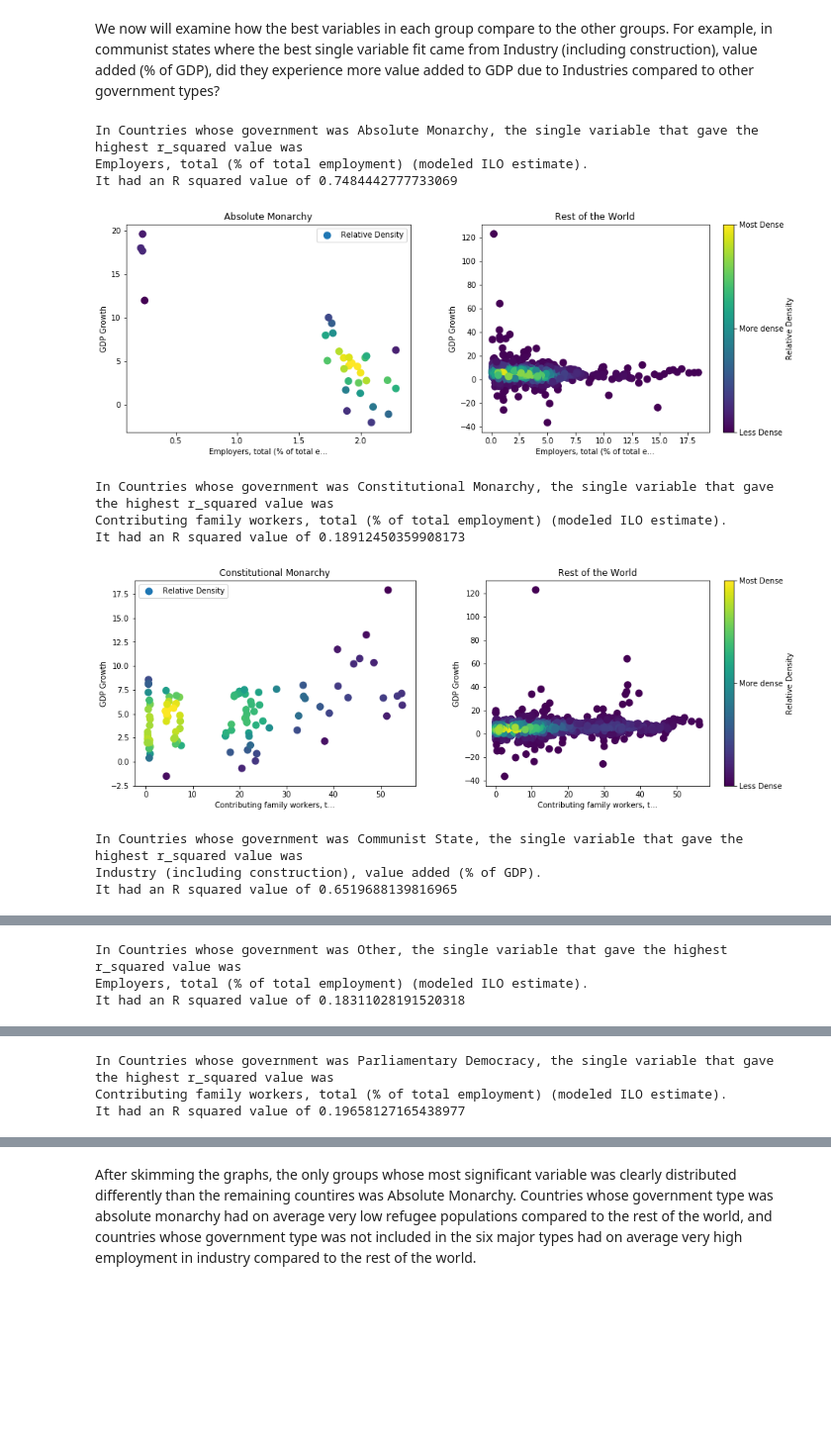
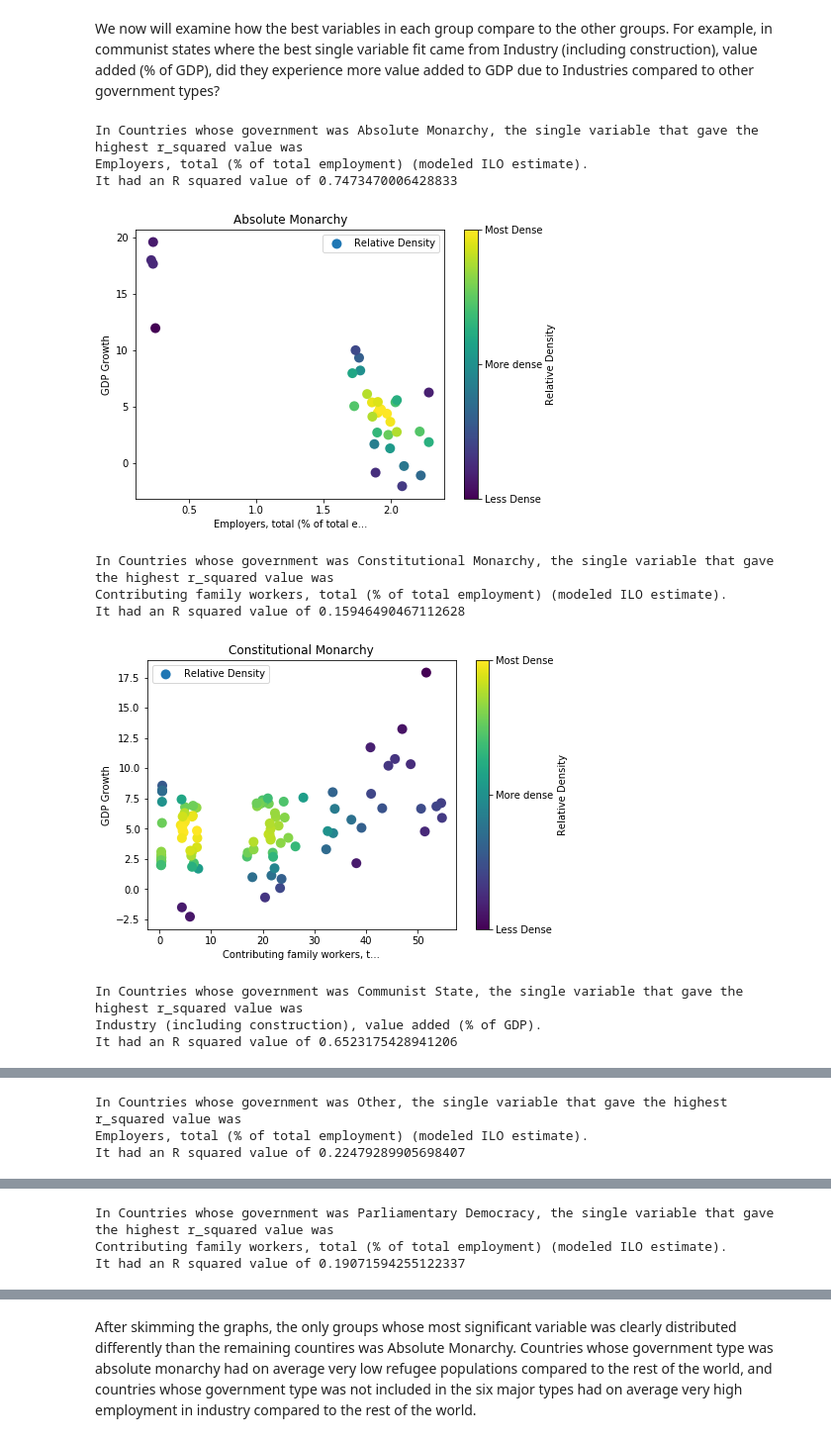
Before and after one commit to bruces12/My_Projects, a Jupyter notebook: Git_hub_Stuff/GDP_modeling/auxiliary_code.ipynb, the cells around one changed output, grey strips where cells are left out. Shown: that part at 99% size. Saved outputs shown, nothing was run; the diff lists cells and outputs as text; code cells hidden in the pictures; blank space fills up the shorter version.

```diff
--- a/Git_hub_Stuff/GDP_modeling/auxiliary_code.ipynb
+++ b/Git_hub_Stuff/GDP_modeling/auxiliary_code.ipynb
@@ -45,6 +45,22 @@ for i in data_groups_list:
     i.columns=[j for j in i.T['Indicator Name']]
     #only include the years, otherwise we have a column of feature names, feature codes, and country codes
     i=i.T[[str(j) for j in range(2004,2008)]].T
+# %%
+data=pd.read_csv('WDIData.csv')
+
+#group the observations by country name
+data_groups=data.groupby('Country Name')
+#also create an index so I know which elements correspond to which country
+index=[i for i in data_groups.groups.keys()]
+#get the groups into a list so we can iterate through them more easily
+data_groups_list=[data_groups.get_group(i)[['Indicator Name']+[str(j) for j in range(2004,2018)]].T
+                  for i in data_groups.groups.keys()]
+
+#rename the columns according to indicator name
+for i in data_groups_list:
+    i.columns=[j for j in i.T['Indicator Name']]
+    #only include the years, otherwise we have a column of feature names, feature codes, and country codes
+    i=i.T[[str(j) for j in range(2004,2008)]].T
 # %%
 #take a look at what the original looked like
 data.head()
@@ -64,7 +80,8 @@ for i in range(len(data_groups_list)):
     df_list.append(data_groups_list[i].drop('Indicator Name'))
 # %%
 #scrape the CIA for government classifications
-resp=requests.get('https://www.cia.gov/library/publications/the-world-factbook/fields/2128.html')
+
+resp=requests.get('https://www.cia.gov/library/publications/the-world-factbook/fields/299.html')
 soup=BeautifulSoup(resp.text,'html.parser')
 # %% [markdown]
 We need to get the government types of the countries to group them, these seven governemnt types cover the large majority of types as given in the web-page we scraped from:
@@ -418,13 +435,7 @@ for i in range(len(bests1_names)):
     #rest will be used to store the values for all other groups
     rest=[]
     rest_ys=None
-    #the best feature for communist countries is alone, so plot it without the rest of the world
-    if govs[i]=='Communist State':
-        fig,ax=plt.subplots(figsize=(7,5))
-    #otherwise create two subplots
-    else:
-        fig,axes=plt.subplots(1,2,figsize=(15,5))
-        ax,ax1=axes[0],axes[1]
+    fig,ax=plt.subplots(figsize=(7,5))
     #adjust the white space so labels don't overlap
     fig.subplots_adjust(wspace=.25)
     #iterate through the other dataframes so we can add the values to the rest lists
@@ -455,50 +466,50 @@ for i in range(len(bests1_names)):
             cbar.set_label('Relative Density')
             cbar.ax.set_yticklabels(['Less Dense','More dense','Most Dense'])
 
-        #if we are on a group that is not the one who this feature corresponds to, start adding to the rest of the world
+    """    #if we are on a group that is not the one who this feature corresponds to, start adding to the rest of the world
         elif bests1_names[i] in dfs[j].columns:
             if rest_ys is None:
                 #if we haven't added anything yet, initialize the xs and ys
                 rest_ys=np.asarray(dfs[j][dfs[j].columns[1]]).astype(float)
                 rest=np.asarray(dfs[j][bests1_names[i]]).astype(float)
             else:
                 #if we have started adding in a previous iteration, stack the old xs and ys with the xs and ys to add
                 rest=np.hstack((rest.reshape((1,-1)),np.asarray(dfs[j][bests1_names[i]]).astype(float).reshape((1,-1))))
                 rest_ys=np.hstack((rest_ys.reshape((1,-1)),np.asarray(dfs[j][dfs[j].columns[1]]).astype(float).reshape((1,-1))))
 
     #plot the graphs
-    if govs[i]!='Communist State':
+    if govs[i]!='Communist State' and govs[i]!='Absolute Monarchy':
         x=rest
         y=rest_ys
         xy = np.vstack([x,y])
         z = gaussian_kde(xy)(xy)
         ax1.scatter(x, y, c=z, s=100, edgecolor='')
         ax1.set_title('Rest of the World')
         ax1.set_xlabel(bests1_names[i][:30]+'...')
         ax1.set_ylabel('GDP Growth')
 
     #compare the distributions
     p_values.append(ks_2samp(x.ravel(),x1.ravel())[1])
-    print('\n\n')
+    print('\n\n')"""
     plt.show()
 
-#print a message telling us how similar or different the distributions are
+"""#print a message telling us how similar or different the distributions are
 for i in range(len(p_values)):
     print('The p-value testing whether',bests1_names[i], 'for countries whose government is',govs[i],
-          '\nis different than the rest of the world is',p_values[i])
+          '\nis different than the rest of the world is',p_values[i])"""
 # %% [output]
 In Countries whose government was Absolute Monarchy, the single variable that gave the highest r_squared value was
 Employers, total (% of total employment) (modeled ILO estimate).
-It had an R squared value of 0.7484442777733069
+It had an R squared value of 0.7473470006428833
-[figure, old version]
+[figure, new version]
 In Countries whose government was Constitutional Monarchy, the single variable that gave the highest r_squared value was
 Contributing family workers, total (% of total employment) (modeled ILO estimate).
-It had an R squared value of 0.18912450359908173
+It had an R squared value of 0.15946490467112628
-[figure, old version]
+[figure, new version]
 In Countries whose government was Communist State, the single variable that gave the highest r_squared value was
 Industry (including construction), value added (% of GDP).
-It had an R squared value of 0.6519688139816965
+It had an R squared value of 0.6523175428941206
 [figure]
 In Countries whose government was Other, the single variable that gave the highest r_squared value was
 Employers, total (% of total employment) (modeled ILO estimate).
-It had an R squared value of 0.18311028191520318
+It had an R squared value of 0.22479289905698407
@@ -506,3 +517,3 @@ It had an R squared value of 0.18311028191520318
 In Countries whose government was Parliamentary Democracy, the single variable that gave the highest r_squared value was
 Contributing family workers, total (% of total employment) (modeled ILO estimate).
-It had an R squared value of 0.19658127165438977
+It had an R squared value of 0.19071594255122337
```
Also changed, not shown: parts of 46 cells of this notebook, 1 other file.
